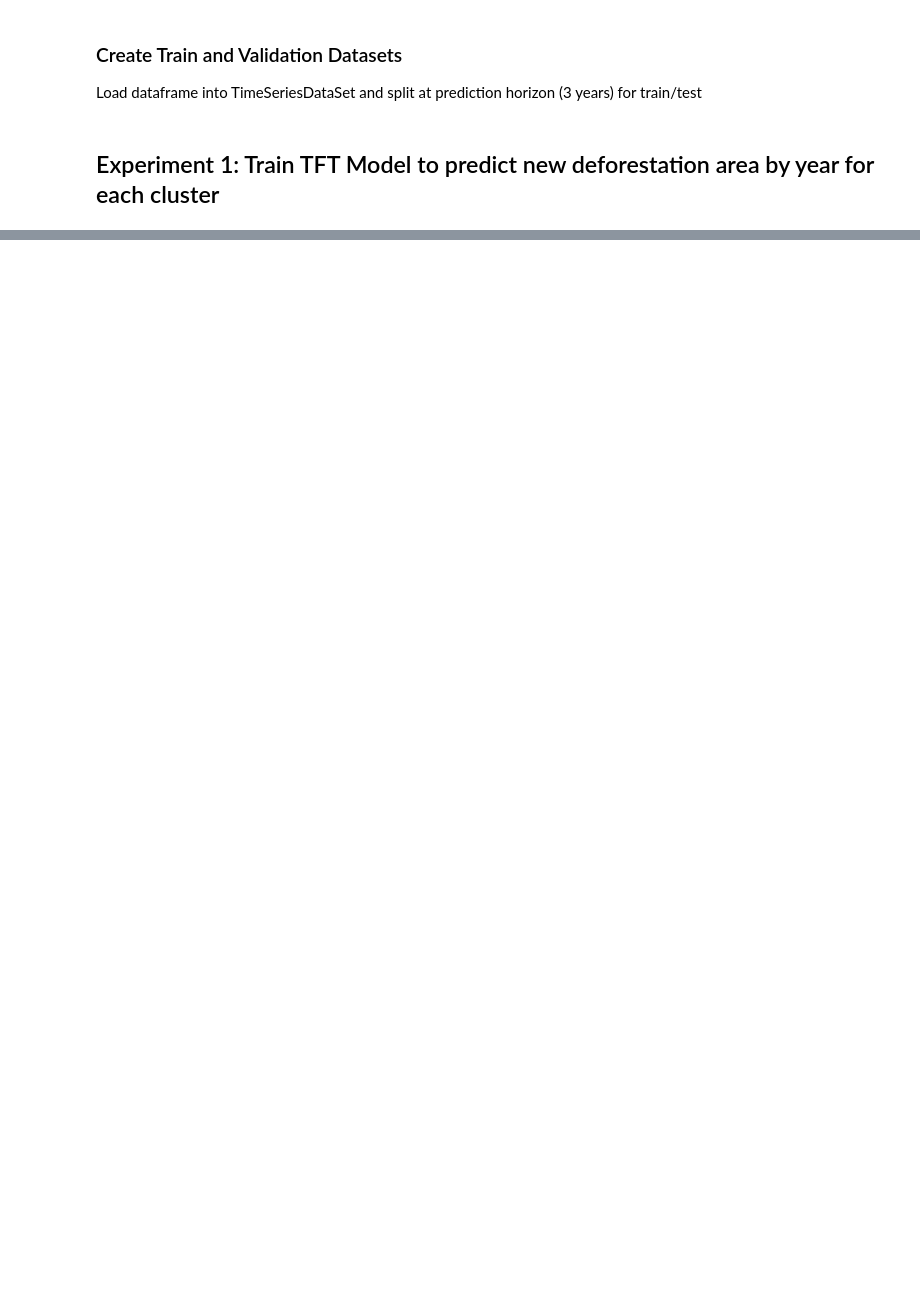
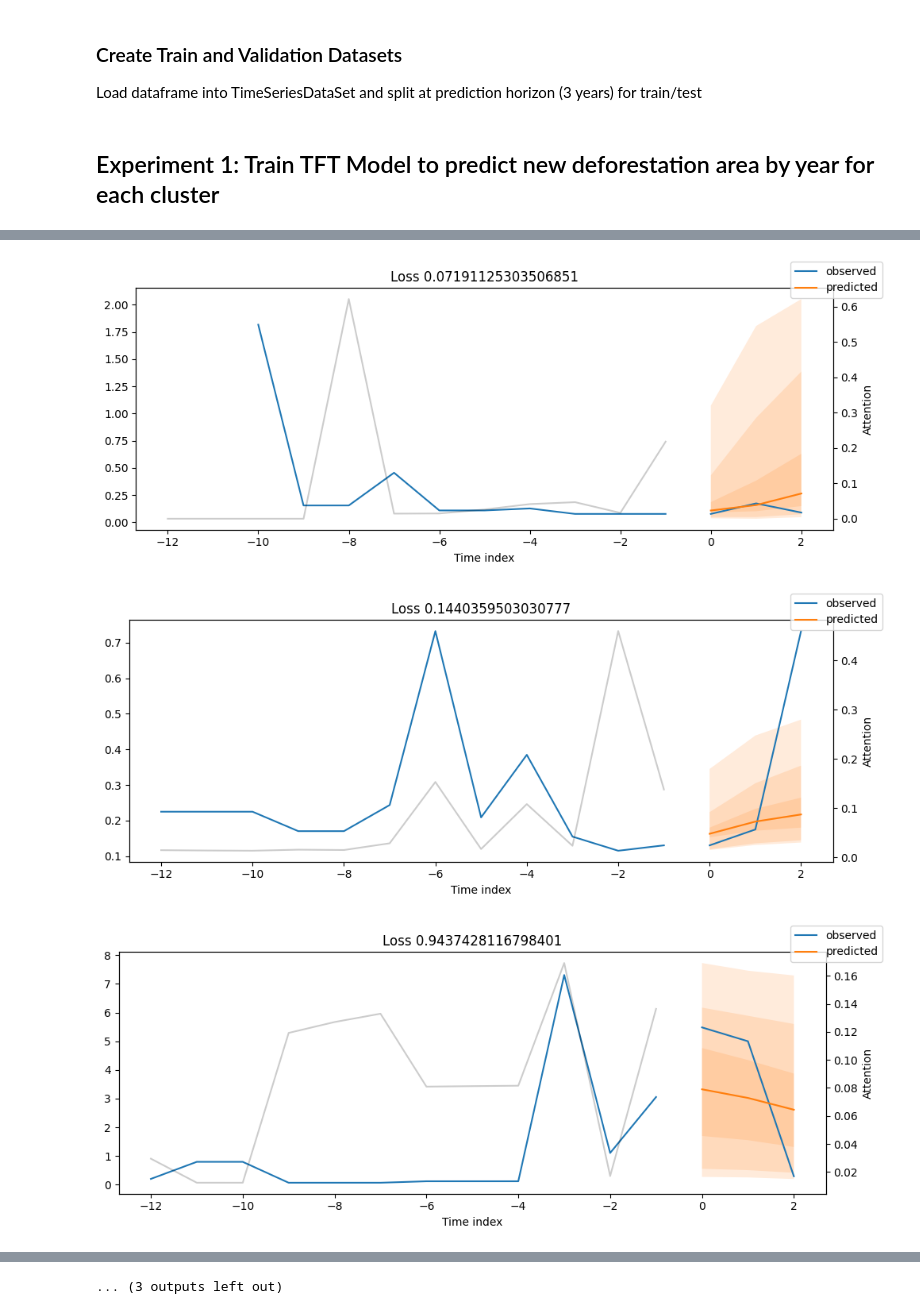
Before and after one commit to t4ai/amazon-deforestation-forecasting, a Jupyter notebook: amazon-deforestation-modeling.ipynb, the cells around one changed output, grey strips where cells are left out. Saved outputs shown, nothing was run; the diff lists cells and outputs as text; code cells hidden in the pictures; blank space fills up the shorter version.

Commit message:
first model pass

```diff
--- a/amazon-deforestation-modeling.ipynb
+++ b/amazon-deforestation-modeling.ipynb
@@ -117,11 +138,11 @@ Load dataframe into TimeSeriesDataSet and split at prediction horizon (3 years)
 # %%
 # setup parameters
 max_prediction_length = 3
-max_encoder_length = 3
-min_encoder_length = 2
+max_encoder_length = 14
+min_encoder_length = 3
 
 # training cutoff keeps series up to certain year
-training_cutoff = yearly_deforestation_df["years_from_start"].max() - max_prediction_length
+training_cutoff = yearly_deforestation_df["years_from_start"].max() - max_prediction_length + 1
 
 # define training dataset
 training = TimeSeriesDataSet(
@@ -158,12 +179,13 @@ val_dataloader = validation.to_dataloader(train=False, batch_size=batch_size * 1
 # %% [markdown]
 ## Experiment 1: Train TFT Model to predict new deforestation area by year for each cluster
 # %%
+# setup model and trainer parameters
 early_stop_callback = EarlyStopping(monitor="val_loss", min_delta=1e-4, patience=5, verbose=True, mode="min")
 lr_logger = LearningRateMonitor()
 logger = TensorBoardLogger("lightning_logs")
 
 trainer = pl.Trainer(
-    max_epochs=45,
+    max_epochs=100,
     accelerator='gpu',
     devices=1,
     enable_model_summary=True,
@@ -175,15 +197,10 @@ tft = TemporalFusionTransformer.from_dataset(
     training,
     learning_rate=0.001,
     hidden_size=160,
-    attention_head_size=4,
+    attention_head_size=8,
     dropout=0.1,
     hidden_continuous_size=160,
     output_size=7,  # there are 7 quantiles by default: [0.02, 0.1, 0.25, 0.5, 0.75, 0.9, 0.98]
     loss=QuantileLoss(),
     log_interval=10,
     reduce_on_plateau_patience=4)
-
-trainer.fit(
-    tft,
-    train_dataloaders=train_dataloader,
-    val_dataloaders=val_dataloader)
@@ -189,0 +254,5 @@ trainer.fit(
+# %%
+# get best model
+best_model_path = trainer.checkpoint_callback.best_model_path
+print(best_model_path)
+best_tft = TemporalFusionTransformer.load_from_checkpoint(best_model_path)
@@ -189,0 +263,2 @@ trainer.fit(
+# %%
+raw_predictions = best_tft.predict(val_dataloader, mode="raw", return_x=True)
@@ -189,0 +277,8 @@ trainer.fit(
+# %%
+for idx in range(150, 165):  # plot all 5 consumers
+    fig, ax = plt.subplots(figsize=(10, 4))
+    best_tft.plot_prediction(raw_predictions.x, raw_predictions.output, idx=idx, add_loss_to_title=QuantileLoss(),ax=ax)
+# %% [output]
+[figure, added]
+[figure, added]
+[figure, added]
@@ -189,0 +294 @@ trainer.fit(
+... (3 outputs left out)
```
Also changed, not shown: parts of 15 cells of this notebook.
